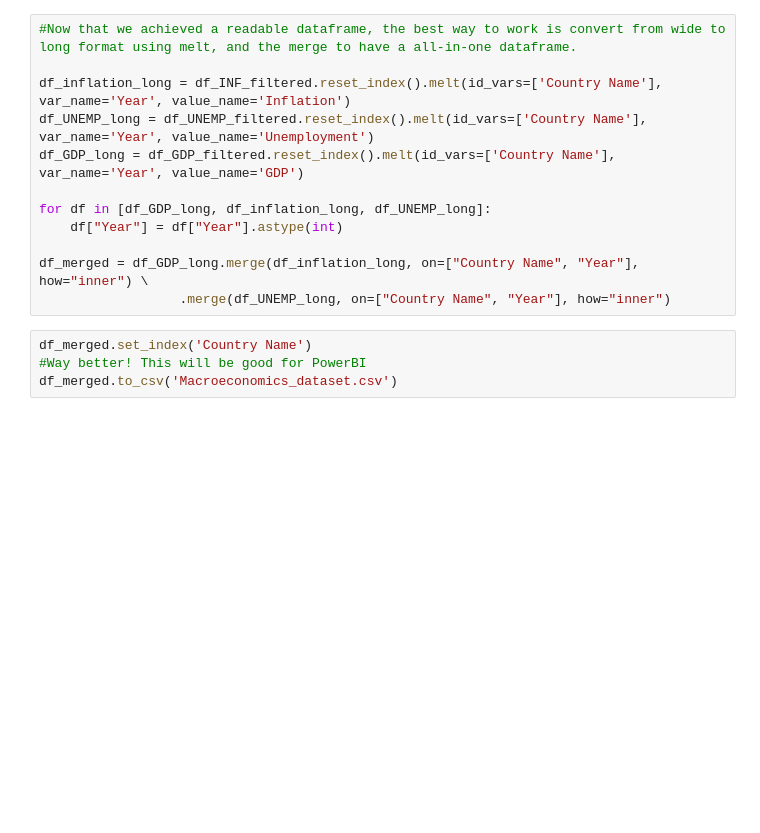
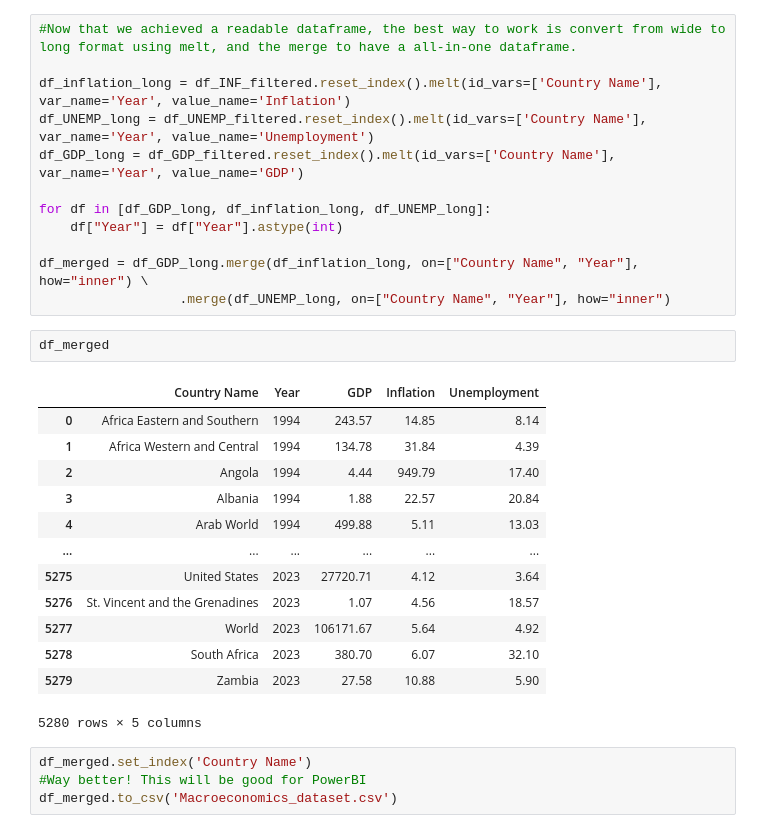
Before and after one commit to ChristianChimi/Financial-Analytics, a Jupyter notebook: Macroeconomics-Analytics/Macroeconomics-Analytics.ipynb, the cells around one changed output. Saved outputs shown, nothing was run; the diff lists cells and outputs as text; blank space fills up the shorter version.

```diff
--- a/Macroeconomics-Analytics/Macroeconomics-Analytics.ipynb
+++ b/Macroeconomics-Analytics/Macroeconomics-Analytics.ipynb
@@ -101,6 +101,22 @@ for df in [df_GDP_long, df_inflation_long, df_UNEMP_long]:
 
 df_merged = df_GDP_long.merge(df_inflation_long, on=["Country Name", "Year"], how="inner") \
                   .merge(df_UNEMP_long, on=["Country Name", "Year"], how="inner")
+# %%
+df_merged
+# %% [output]
+|  | Country Name | Year | GDP | Inflation | Unemployment |
+| 0 | Africa Eastern and Southern | 1994 | 243.57 | 14.85 | 8.14 |
+| 1 | Africa Western and Central | 1994 | 134.78 | 31.84 | 4.39 |
+| 2 | Angola | 1994 | 4.44 | 949.79 | 17.40 |
+| 3 | Albania | 1994 | 1.88 | 22.57 | 20.84 |
+| 4 | Arab World | 1994 | 499.88 | 5.11 | 13.03 |
+| ... | ... | ... | ... | ... | ... |
+| 5275 | United States | 2023 | 27720.71 | 4.12 | 3.64 |
+| 5276 | St. Vincent and the Grenadines | 2023 | 1.07 | 4.56 | 18.57 |
+| 5277 | World | 2023 | 106171.67 | 5.64 | 4.92 |
+| 5278 | South Africa | 2023 | 380.70 | 6.07 | 32.10 |
+| 5279 | Zambia | 2023 | 27.58 | 10.88 | 5.90 |
+5280 rows × 5 columns
 # %%
 df_merged.set_index('Country Name')
 #Way better! This will be good for PowerBI
```
